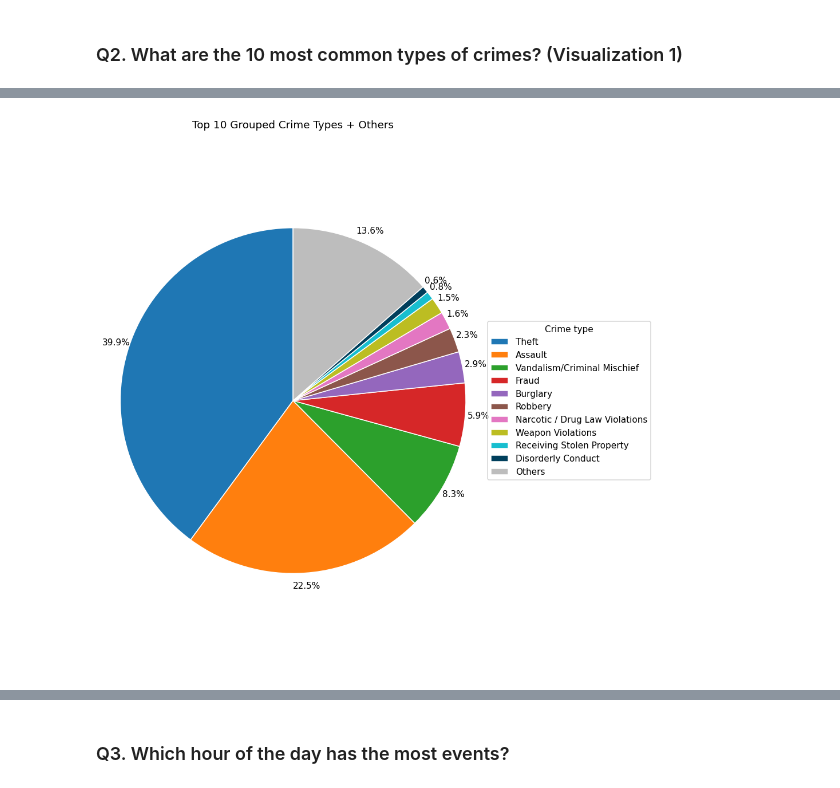
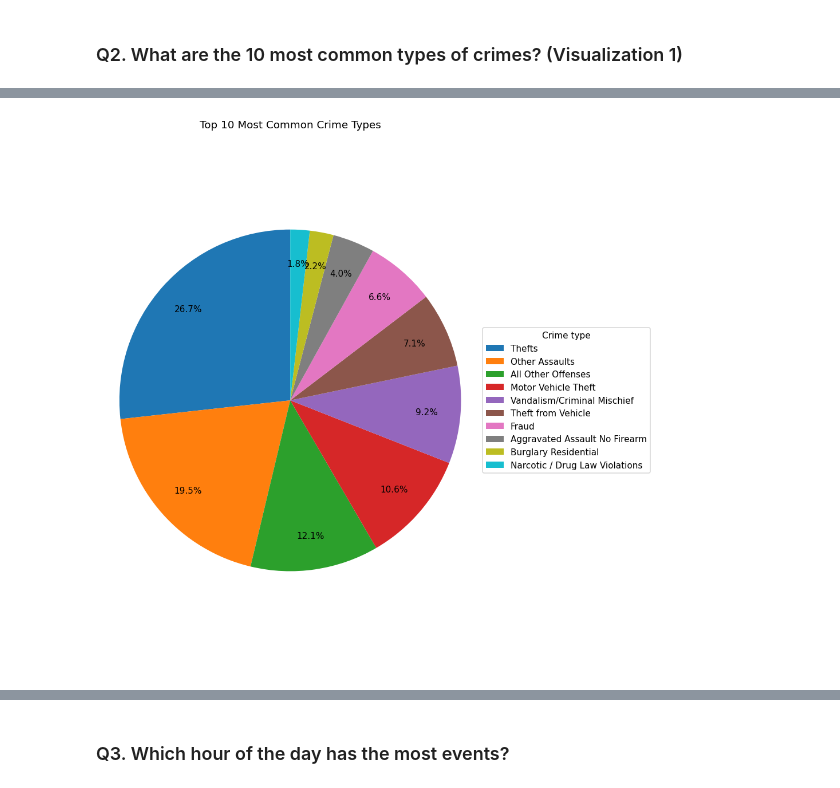
Before and after one commit to wljf817/portfolio-site, a Jupyter notebook: projects/philly-crime-analysis.ipynb, the cells around one changed output, grey strips where cells are left out. Drawn from its saved outputs; the diff is of its cells as text; code cells hidden in the pictures.

```diff
--- a/projects/philly-crime-analysis.ipynb
+++ b/projects/philly-crime-analysis.ipynb
@@ -12,7 +12,7 @@ import matplotlib.pyplot as plt
 pd.set_option("display.max_columns", None)
 plt.rcParams["figure.dpi"] = 110
 
-raw = pd.read_csv("incidents_part1_part2.csv")
+raw = pd.read_csv("data/incidents_part1_part2.csv")
 
 df = raw.drop(columns=["gdb_geomattr_data"])
 df = df.dropna(subset=["lat", "lng"])
@@ -112,0 +63,8 @@ dtype: int64
+# %%
+top_10_crimes = (
+    df["text_general_code"]
+    .value_counts()
+    .head(10)
+)
+
+top_10_crimes
@@ -113,33 +84,26 @@ dtype: int64
 # %%
-# Show the top 10 grouped categories and combine every remaining category as Others.
-# This keeps the full dataset in the denominator of the pie chart.
+# keep it a pie chart, but move the long crime names into a legend on the right
+# so the labels stop overlapping around the pie
 import matplotlib.pyplot as plt
-
-colors = [
-    "#1F77B4", "#FF7F0E", "#2CA02C", "#D62728", "#9467BD",
-    "#8C564B", "#E377C2", "#BCBD22", "#17BECF", "#003F5C",
-    "#BDBDBD"  # Others
-]
 
 fig, ax = plt.subplots(figsize=(9, 9))
 ax.pie(
-    crime_distribution,
-    colors=colors,
-    autopct="%.1f%%",
+    top_10_crimes,
+    autopct="%1.1f%%",
     startangle=90,
     labels=None,          # no text around the pie -> no overlap
-    pctdistance=1.077,
-    wedgeprops={"edgecolor": "white", "linewidth": 1}
+    pctdistance=0.8
 )
 ax.legend(
-    crime_distribution.index,
+    top_10_crimes.index,
     title="Crime type",
     loc="center left",
     bbox_to_anchor=(1.0, 0.5)   # legend sits to the right, outside the pie
 )
-ax.set_title("Top 10 Grouped Crime Types + Others")
+ax.set_title("Top 10 Most Common Crime Types")
 ax.axis("equal")
 plt.tight_layout()
+plt.savefig("slides/q2_pie.png", dpi=200, bbox_inches="tight", facecolor="white")
 plt.show()
 # %% [output]
-[figure, old version]
+[figure, new version]
```
Also changed, not shown: parts of 9 cells of this notebook, 5 other files.
